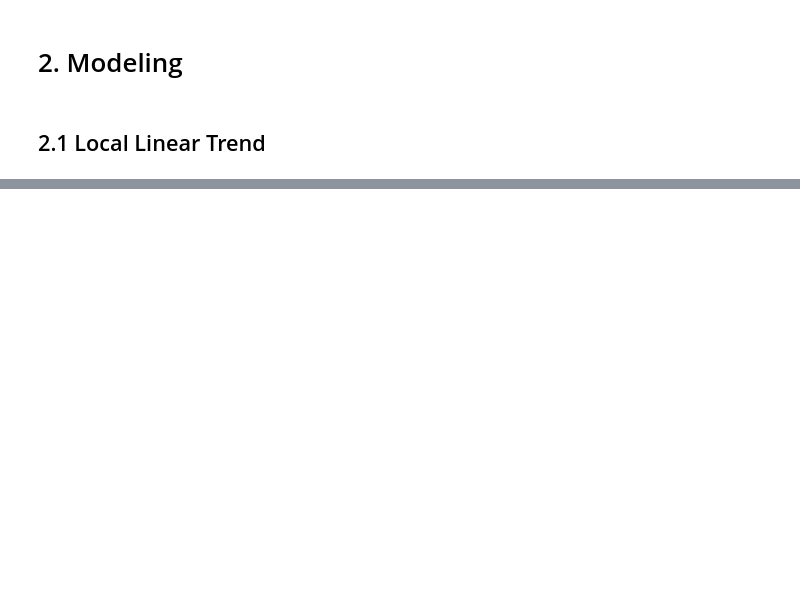
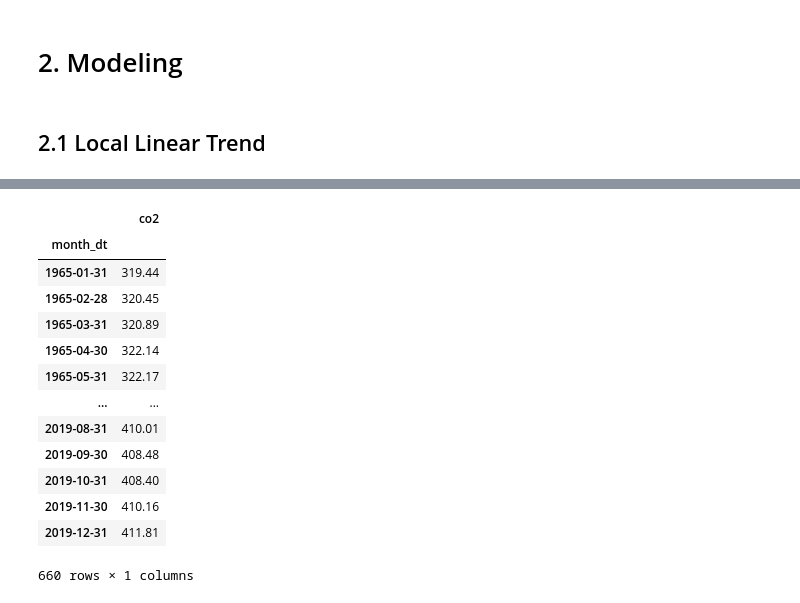
Before and after one commit to LiveProjectsByLamprecht/ForecastingWithBayesianModeling, a Jupyter notebook: notebooks/tutorials/sts_models_in_tfp.ipynb, the cells around one changed output, grey strips where cells are left out. Saved outputs shown, nothing was run; the diff lists cells and outputs as text; code cells hidden in the pictures; blank space fills up the shorter version.

```diff
--- a/notebooks/tutorials/sts_models_in_tfp.ipynb
+++ b/notebooks/tutorials/sts_models_in_tfp.ipynb
@@ -69,0 +233,17 @@ model = tfp.sts.Sum([trend, seasonal], observed_time_series=df_co2_by_month)
+# %%
+df_co2_by_month
+# %% [output]
+|  | co2 |
+| month_dt |  |
+| 1965-01-31 | 319.44 |
+| 1965-02-28 | 320.45 |
+| 1965-03-31 | 320.89 |
+| 1965-04-30 | 322.14 |
+| 1965-05-31 | 322.17 |
+| ... | ... |
+| 2019-08-31 | 410.01 |
+| 2019-09-30 | 408.48 |
+| 2019-10-31 | 408.40 |
+| 2019-11-30 | 410.16 |
+| 2019-12-31 | 411.81 |
+660 rows × 1 columns
```
Also changed, not shown: parts of 24 cells of this notebook, 3 other files.
